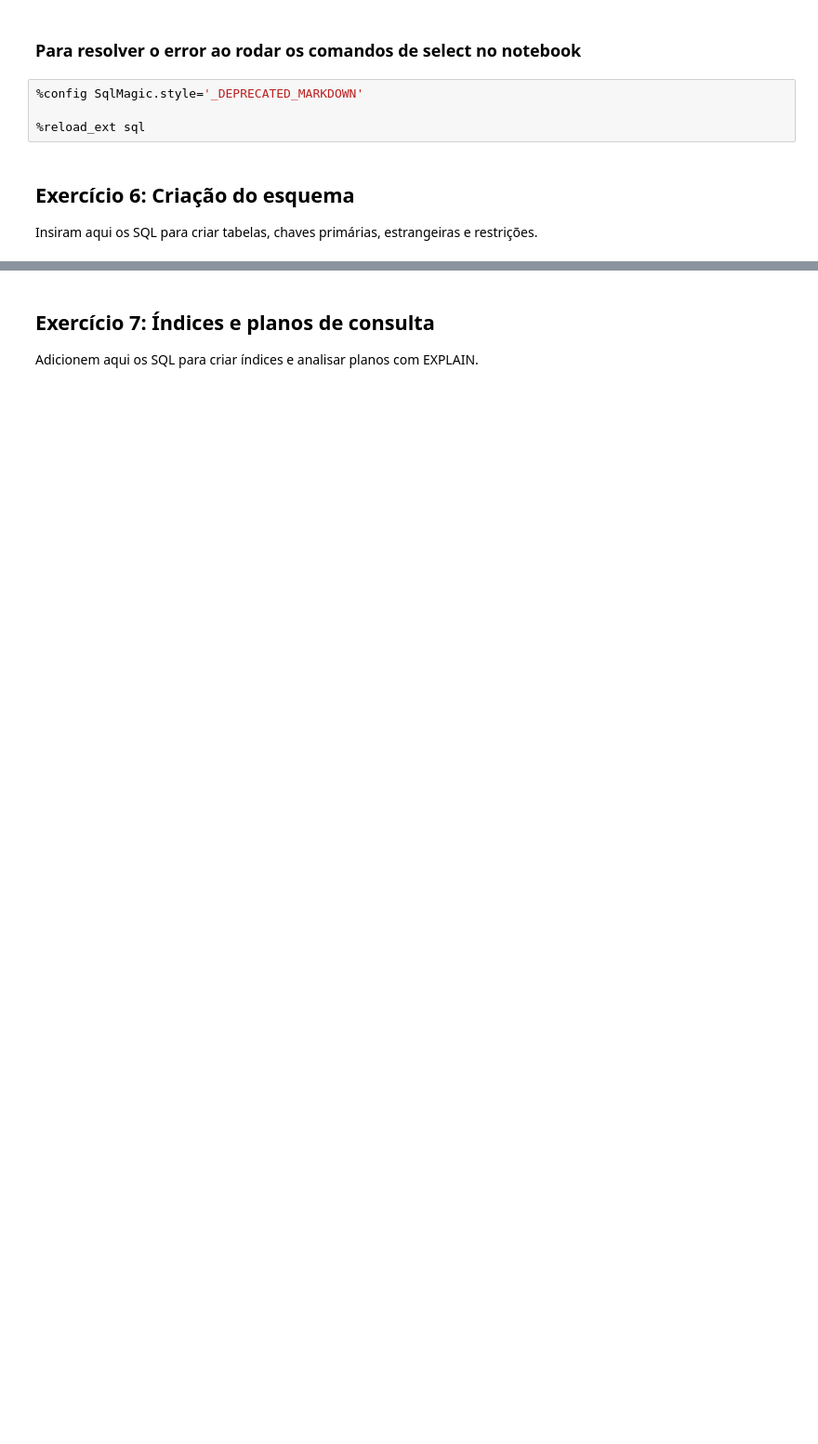
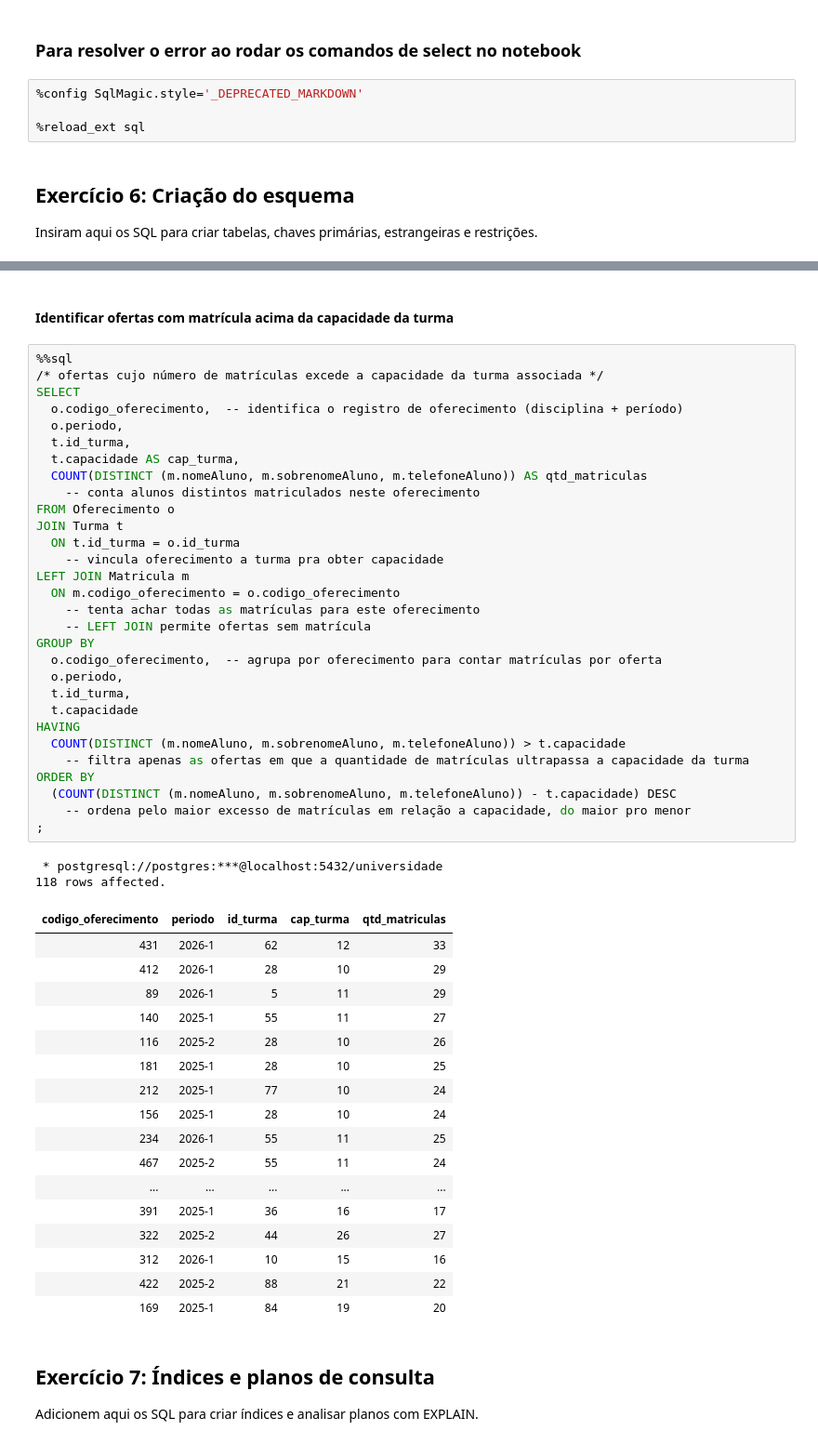
Before and after one commit to EnzoTM/TrabalhoFinalBD, a Jupyter notebook: trabalho_final_bd.ipynb, the cells around one changed output, grey strips where cells are left out. Shown: that part at 93% size. Drawn from its saved outputs; the diff is of its cells as text; blank space fills up the shorter version.

```diff
--- a/trabalho_final_bd.ipynb
+++ b/trabalho_final_bd.ipynb
@@ -41,3 +822,55 @@ SELECT current_database() AS db;
+# %% [markdown]
+#### Identificar ofertas com matrícula acima da capacidade da turma
+# %%
+%%sql
+/* ofertas cujo número de matrículas excede a capacidade da turma associada */
+SELECT
+  o.codigo_oferecimento,  -- identifica o registro de oferecimento (disciplina + período)
+  o.periodo,
+  t.id_turma,
+  t.capacidade AS cap_turma,
+  COUNT(DISTINCT (m.nomeAluno, m.sobrenomeAluno, m.telefoneAluno)) AS qtd_matriculas
+    -- conta alunos distintos matriculados neste oferecimento
+FROM Oferecimento o
+JOIN Turma t
+  ON t.id_turma = o.id_turma
+    -- vincula oferecimento a turma pra obter capacidade
+LEFT JOIN Matricula m
+  ON m.codigo_oferecimento = o.codigo_oferecimento
+    -- tenta achar todas as matrículas para este oferecimento
+    -- LEFT JOIN permite ofertas sem matrícula
+GROUP BY
+  o.codigo_oferecimento,  -- agrupa por oferecimento para contar matrículas por oferta
+  o.periodo,
+  t.id_turma,
+  t.capacidade
+HAVING
+  COUNT(DISTINCT (m.nomeAluno, m.sobrenomeAluno, m.telefoneAluno)) > t.capacidade
+    -- filtra apenas as ofertas em que a quantidade de matrículas ultrapassa a capacidade da turma
+ORDER BY
+  (COUNT(DISTINCT (m.nomeAluno, m.sobrenomeAluno, m.telefoneAluno)) - t.capacidade) DESC
+    -- ordena pelo maior excesso de matrículas em relação a capacidade, do maior pro menor
+;
+# %% [output]
+ * postgresql://postgres:***@localhost:5432/universidade
+118 rows affected.
+| codigo_oferecimento | periodo | id_turma | cap_turma | qtd_matriculas |
+| 431 | 2026-1 | 62 | 12 | 33 |
+| 412 | 2026-1 | 28 | 10 | 29 |
+| 89 | 2026-1 | 5 | 11 | 29 |
+| 140 | 2025-1 | 55 | 11 | 27 |
+| 116 | 2025-2 | 28 | 10 | 26 |
+| 181 | 2025-1 | 28 | 10 | 25 |
+| 212 | 2025-1 | 77 | 10 | 24 |
+| 156 | 2025-1 | 28 | 10 | 24 |
+| 234 | 2026-1 | 55 | 11 | 25 |
+| 467 | 2025-2 | 55 | 11 | 24 |
+| ... | ... | ... | ... | ... |
+| 391 | 2025-1 | 36 | 16 | 17 |
+| 322 | 2025-2 | 44 | 26 | 27 |
+| 312 | 2026-1 | 10 | 15 | 16 |
+| 422 | 2025-2 | 88 | 21 | 22 |
+| 169 | 2025-1 | 84 | 19 | 20 |
 # %% [markdown]
 ## Exercício 7: Índices e planos de consulta
 
```
Also changed, not shown: parts of 27 cells of this notebook, 4 other files.
